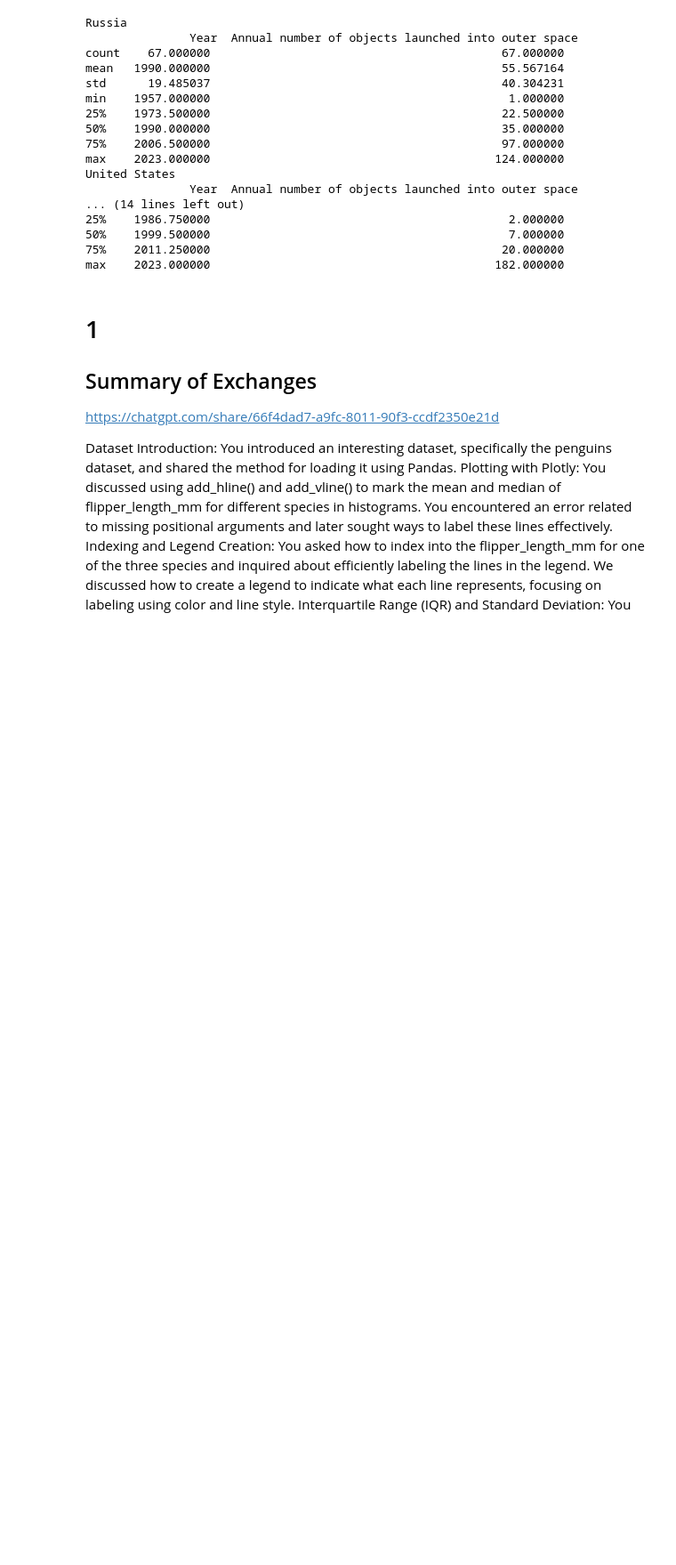
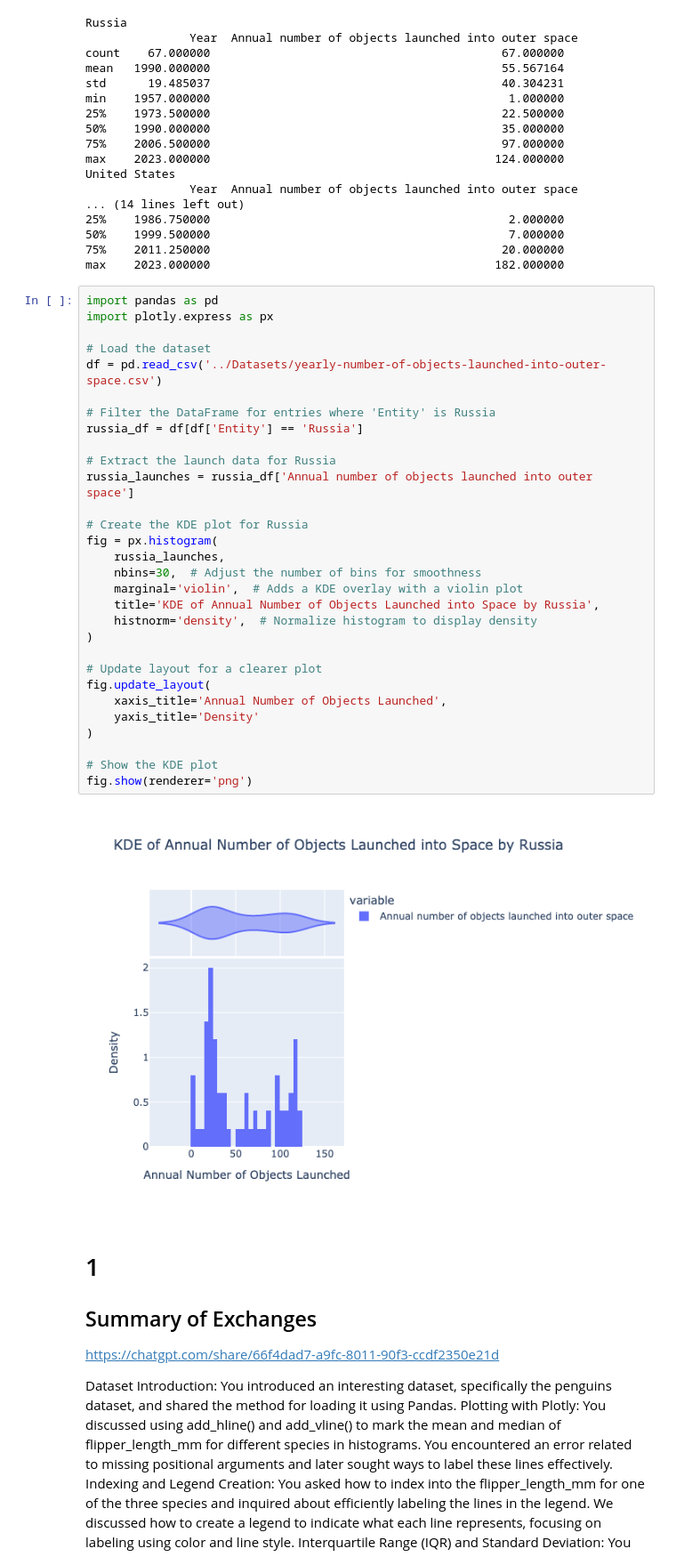
Before and after one commit to LucaPiccone/sta130, a Jupyter notebook: HW/HW_03.ipynb, the cells around one changed output. Shown at 89% size. Saved outputs shown, nothing was run; the diff lists cells and outputs as text; blank space fills up the shorter version.

```diff
--- a/HW/HW_03.ipynb
+++ b/HW/HW_03.ipynb
@@ -1009,6 +1065,38 @@ United States
 50%    1999.500000                                           7.000000
 75%    2011.250000                                          20.000000
 max    2023.000000                                         182.000000
+# %%
+import pandas as pd
+import plotly.express as px
+
+# Load the dataset
+df = pd.read_csv('../Datasets/yearly-number-of-objects-launched-into-outer-space.csv')
+
+# Filter the DataFrame for entries where 'Entity' is Russia
+russia_df = df[df['Entity'] == 'Russia']
+
+# Extract the launch data for Russia
+russia_launches = russia_df['Annual number of objects launched into outer space']
+
+# Create the KDE plot for Russia
+fig = px.histogram(
+    russia_launches,
+    nbins=30,  # Adjust the number of bins for smoothness
+    marginal='violin',  # Adds a KDE overlay with a violin plot
+    title='KDE of Annual Number of Objects Launched into Space by Russia',
+    histnorm='density',  # Normalize histogram to display density
+)
+
+# Update layout for a clearer plot
+fig.update_layout(
+    xaxis_title='Annual Number of Objects Launched',
+    yaxis_title='Density'
+)
+
+# Show the KDE plot
+fig.show(renderer='png')
+# %% [output]
+[figure, added]
 # %% [markdown]
 # 1
 ## Summary of Exchanges
```
Also changed, not shown: parts of 1 cell of this notebook, 2 other files.
